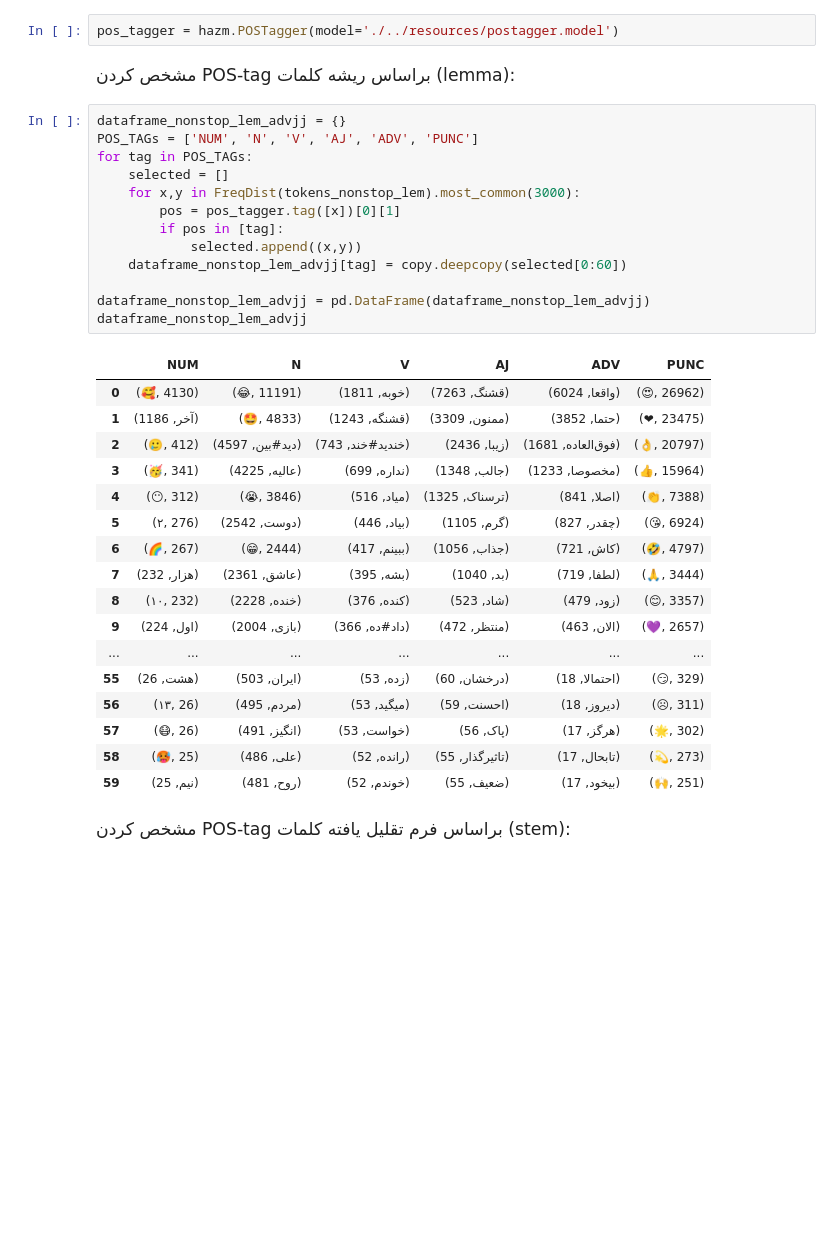
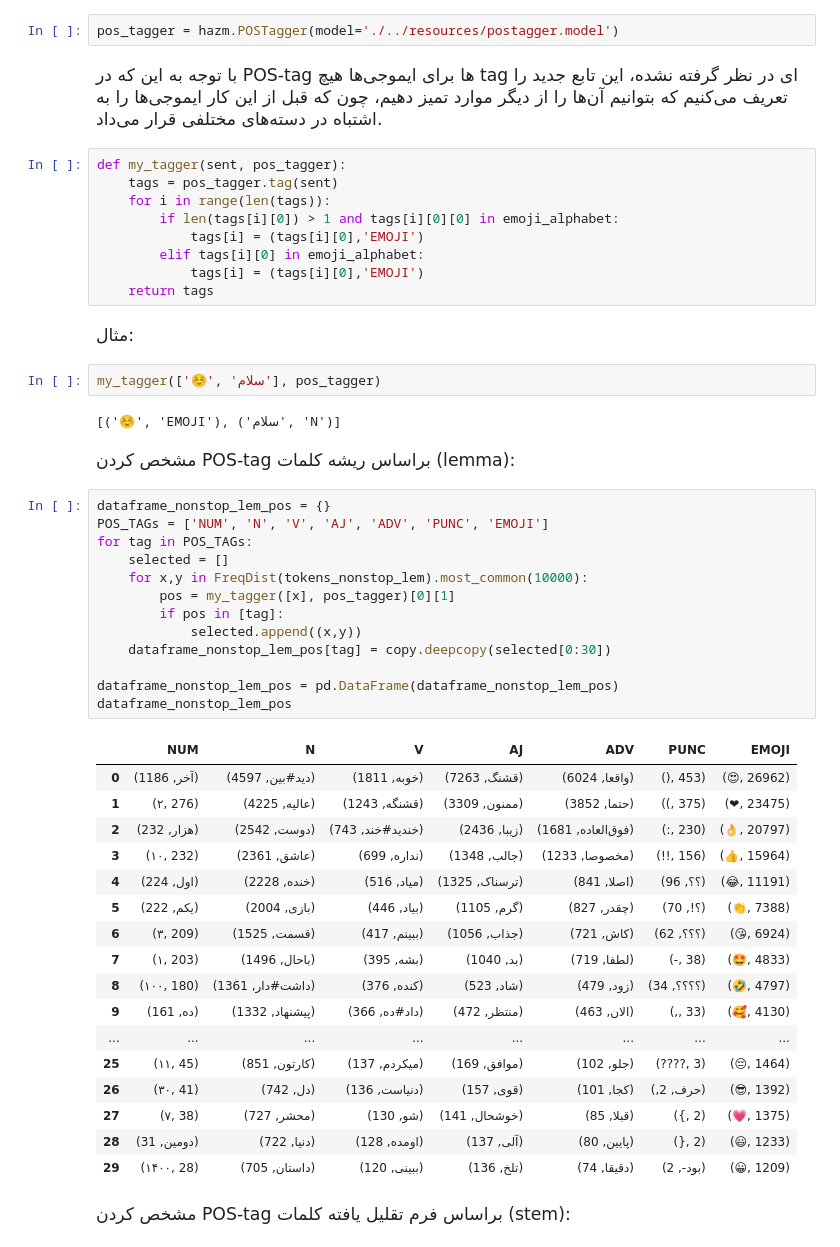
Before and after one commit to MMovasaghi/nlp, a Jupyter notebook: hw1/code/2_data_analysis.ipynb, the cells around one changed output. Saved outputs shown, nothing was run; the diff lists cells and outputs as text; blank space fills up the shorter version.

```diff
--- a/hw1/code/Untitled.ipynb
+++ b/hw1/code/2_data_analysis.ipynb
@@ -936,39 +951,56 @@ freq_analysis_nonstop_stem
 <h2 style="direction:rtl;font-family: 'B Lotus';"> § استفاده از POS-tags  </h2>
 # %%
 pos_tagger = hazm.POSTagger(model='./../resources/postagger.model')
+# %% [markdown]
+<div style="direction:rtl; font-family: 'B Lotus'; font-size:115%;">با توجه به این که در POS-tag ها برای ایموجی‌ها هیچ tag ای در نظر گرفته نشده، این تابع جدید را تعریف می‌کنیم که بتوانیم آن‌ها را از دیگر موارد تمیز دهیم، چون که قبل از این کار ایموجی‌ها را به اشتباه در دسته‌های مختلفی قرار می‌داد.</div>
+# %%
+def my_tagger(sent, pos_tagger):
+    tags = pos_tagger.tag(sent)
+    for i in range(len(tags)):
+        if len(tags[i][0]) > 1 and tags[i][0][0] in emoji_alphabet:
+            tags[i] = (tags[i][0],'EMOJI')
+        elif tags[i][0] in emoji_alphabet:
+            tags[i] = (tags[i][0],'EMOJI')
+    return tags
+# %% [markdown]
+<div style="direction:rtl; font-family: 'B Lotus'; font-size:115%;">مثال:</div>
+# %%
+my_tagger(['☺️', 'سلام'], pos_tagger)
+# %% [output]
+[('☺️', 'EMOJI'), ('سلام', 'N')]
 # %% [markdown]
 <div style="direction:rtl; font-family: 'B Lotus'; font-size:115%;">مشخص کردن POS-tag براساس ریشه کلمات (lemma):</div>
 # %%
-dataframe_nonstop_lem_advjj = {}
-POS_TAGs = ['NUM', 'N', 'V', 'AJ', 'ADV', 'PUNC']
+dataframe_nonstop_lem_pos = {}
+POS_TAGs = ['NUM', 'N', 'V', 'AJ', 'ADV', 'PUNC', 'EMOJI']
 for tag in POS_TAGs:
     selected = []
-    for x,y in FreqDist(tokens_nonstop_lem).most_common(3000):
-        pos = pos_tagger.tag([x])[0][1]
+    for x,y in FreqDist(tokens_nonstop_lem).most_common(10000):
+        pos = my_tagger([x], pos_tagger)[0][1]
         if pos in [tag]:
             selected.append((x,y))
-    dataframe_nonstop_lem_advjj[tag] = copy.deepcopy(selected[0:60])
+    dataframe_nonstop_lem_pos[tag] = copy.deepcopy(selected[0:30])
 
-dataframe_nonstop_lem_advjj = pd.DataFrame(dataframe_nonstop_lem_advjj)
-dataframe_nonstop_lem_advjj
+dataframe_nonstop_lem_pos = pd.DataFrame(dataframe_nonstop_lem_pos)
+dataframe_nonstop_lem_pos
 # %% [output]
-|  | NUM | N | V | AJ | ADV | PUNC |
-| 0 | (🥰, 4130) | (😂, 11191) | (خوبه, 1811) | (قشنگ, 7263) | (واقعا, 6024) | (😍, 26962) |
-| 1 | (آخر, 1186) | (🤩, 4833) | (قشنگه, 1243) | (ممنون, 3309) | (حتما, 3852) | (❤, 23475) |
-| 2 | (🥲, 412) | (دید#بین, 4597) | (خندید#خند, 743) | (زیبا, 2436) | (فوق‌العاده, 1681) | (👌, 20797) |
-| 3 | (🥳, 341) | (عالیه, 4225) | (نداره, 699) | (جالب, 1348) | (مخصوصا, 1233) | (👍, 15964) |
-| 4 | (😶, 312) | (😭, 3846) | (میاد, 516) | (ترسناک, 1325) | (اصلا, 841) | (👏, 7388) |
-| 5 | (۲, 276) | (دوست, 2542) | (بیاد, 446) | (گرم, 1105) | (چقدر, 827) | (😘, 6924) |
-| 6 | (🌈, 267) | (😁, 2444) | (ببینم, 417) | (جذاب, 1056) | (کاش, 721) | (🤣, 4797) |
-| 7 | (هزار, 232) | (عاشق, 2361) | (بشه, 395) | (بد, 1040) | (لطفا, 719) | (🙏, 3444) |
-| 8 | (۱۰, 232) | (خنده, 2228) | (کنده, 376) | (شاد, 523) | (زود, 479) | (😊, 3357) |
-| 9 | (اول, 224) | (بازی, 2004) | (داد#ده, 366) | (منتظر, 472) | (الان, 463) | (💜, 2657) |
-| ... | ... | ... | ... | ... | ... | ... |
-| 55 | (هشت, 26) | (ایران, 503) | (زده, 53) | (درخشان, 60) | (احتمالا, 18) | (😏, 329) |
-| 56 | (۱۳, 26) | (مردم, 495) | (میگید, 53) | (احسنت, 59) | (دیروز, 18) | (☹, 311) |
-| 57 | (😷, 26) | (انگیز, 491) | (خواست, 53) | (پاک, 56) | (هرگز, 17) | (🌟, 302) |
-| 58 | (🥵, 25) | (علی, 486) | (رانده, 52) | (تاثیرگذار, 55) | (تابحال, 17) | (💫, 273) |
-| 59 | (نیم, 25) | (روح, 481) | (خوندم, 52) | (ضعیف, 55) | (بیخود, 17) | (🙌, 251) |
+|  | NUM | N | V | AJ | ADV | PUNC | EMOJI |
+| 0 | (آخر, 1186) | (دید#بین, 4597) | (خوبه, 1811) | (قشنگ, 7263) | (واقعا, 6024) | (), 453) | (😍, 26962) |
+| 1 | (۲, 276) | (عالیه, 4225) | (قشنگه, 1243) | (ممنون, 3309) | (حتما, 3852) | ((, 375) | (❤, 23475) |
+| 2 | (هزار, 232) | (دوست, 2542) | (خندید#خند, 743) | (زیبا, 2436) | (فوق‌العاده, 1681) | (:, 230) | (👌, 20797) |
+| 3 | (۱۰, 232) | (عاشق, 2361) | (نداره, 699) | (جالب, 1348) | (مخصوصا, 1233) | (!!, 156) | (👍, 15964) |
+| 4 | (اول, 224) | (خنده, 2228) | (میاد, 516) | (ترسناک, 1325) | (اصلا, 841) | (؟؟, 96) | (😂, 11191) |
+| 5 | (یکم, 222) | (بازی, 2004) | (بیاد, 446) | (گرم, 1105) | (چقدر, 827) | (؟!, 70) | (👏, 7388) |
+| 6 | (۳, 209) | (قسمت, 1525) | (ببینم, 417) | (جذاب, 1056) | (کاش, 721) | (؟؟؟, 62) | (😘, 6924) |
+| 7 | (۱, 203) | (باحال, 1496) | (بشه, 395) | (بد, 1040) | (لطفا, 719) | (-, 38) | (🤩, 4833) |
+| 8 | (۱۰۰, 180) | (داشت#دار, 1361) | (کنده, 376) | (شاد, 523) | (زود, 479) | (؟؟؟؟, 34) | (🤣, 4797) |
+| 9 | (ده, 161) | (پیشنهاد, 1332) | (داد#ده, 366) | (منتظر, 472) | (الان, 463) | (,, 33) | (🥰, 4130) |
+| ... | ... | ... | ... | ... | ... | ... | ... |
+| 25 | (۱۱, 45) | (کارتون, 851) | (میکردم, 137) | (موافق, 169) | (جلو, 102) | (????, 3) | (😔, 1464) |
+| 26 | (۳۰, 41) | (دل, 742) | (دنیاست, 136) | (قوی, 157) | (کجا, 101) | (,حرف, 2) | (😎, 1392) |
+| 27 | (۷, 38) | (محشر, 727) | (شو, 130) | (خوشحال, 141) | (قبلا, 85) | ({, 2) | (💗, 1375) |
+| 28 | (دومین, 31) | (دنیا, 722) | (اومده, 128) | (آلی, 137) | (پایین, 80) | (}, 2) | (😃, 1233) |
+| 29 | (۱۴۰۰, 28) | (داستان, 705) | (ببینی, 120) | (تلخ, 136) | (دقیقا, 74) | (بود-, 2) | (😀, 1209) |
 # %% [markdown]
 <div style="direction:rtl; font-family: 'B Lotus'; font-size:115%;">مشخص کردن POS-tag براساس فرم تقلیل یافته کلمات (stem):</div>
 # %%
```
Also changed, not shown: parts of 36 cells of this notebook, 7 other files.
